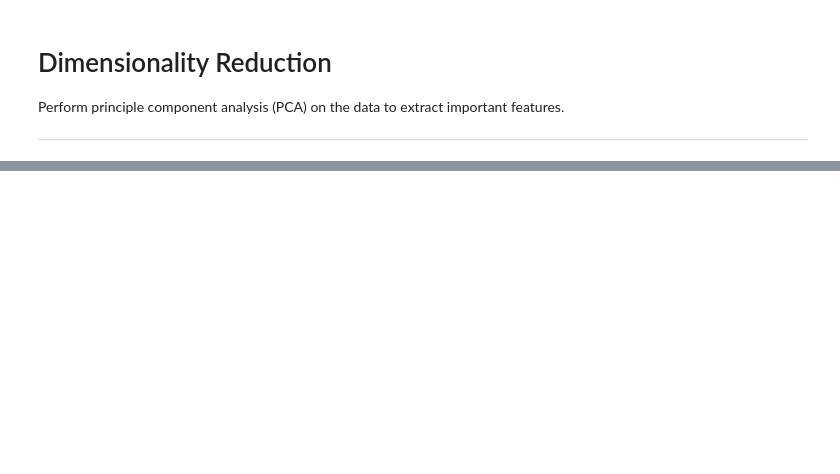
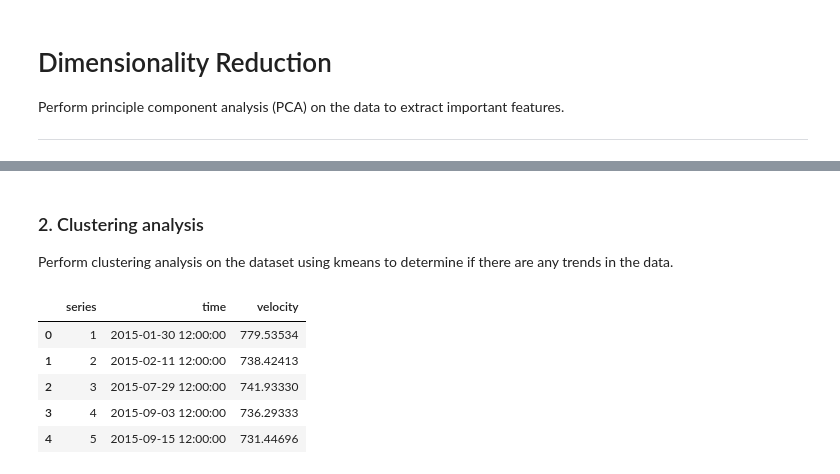
Before and after one commit to cjense/seasonal-icevelocity-prediction, a Jupyter notebook: notebooks/5_dimensionality_reduction.ipynb, the cells around one changed output, grey strips where cells are left out. Drawn from its saved outputs; the diff is of its cells as text; code cells hidden in the pictures; blank space fills up the shorter version.

```diff
--- a/notebooks/5_dimensionality_reduction.ipynb
+++ b/notebooks/5_dimensionality_reduction.ipynb
@@ -84,0 +23,24 @@ plt.ylabel('cumulative explained variance');
+# %% [markdown]
+### 2. Clustering analysis
+
+Perform clustering analysis on the dataset using kmeans to determine if there are any trends in the data.
+# %%
+# Rename velocityseries to velocity
+df = df.rename(columns={'VelocitySeries': 'velocity'})
+
+# create a sequence of numbers
+df['series'] = np.arange(1,len(df)+1)
+df['time'] = pd.to_datetime(df['time'])
+
+# drop unnecessary columns and re-arrange
+df = df[['series', 'time', 'velocity']]
+
+# check the head of the dataset
+df.head()
+# %% [output]
+|  | series | time | velocity |
+| 0 | 1 | 2015-01-30 12:00:00 | 779.53534 |
+| 1 | 2 | 2015-02-11 12:00:00 | 738.42413 |
+| 2 | 3 | 2015-07-29 12:00:00 | 741.93330 |
+| 3 | 4 | 2015-09-03 12:00:00 | 736.29333 |
+| 4 | 5 | 2015-09-15 12:00:00 | 731.44696 |
```
Also changed, not shown: parts of 16 cells of this notebook.
